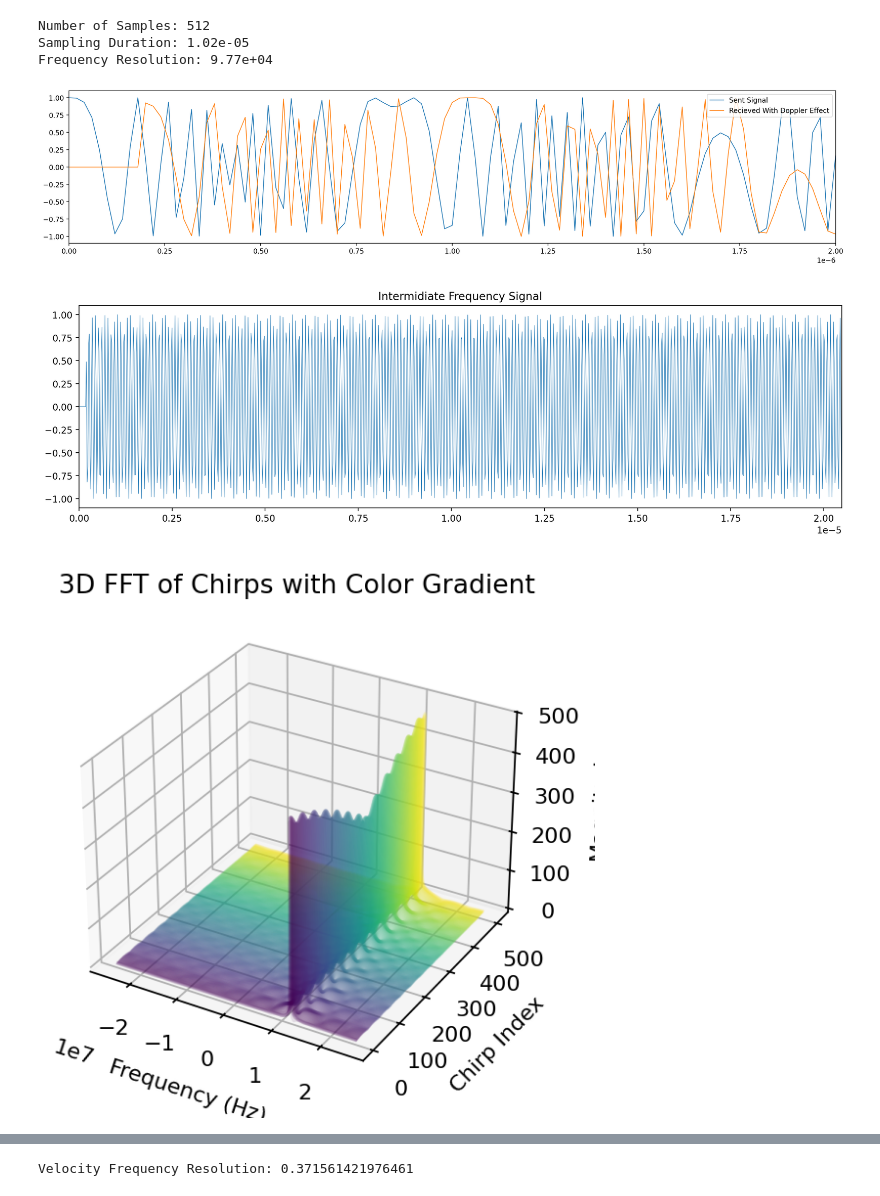
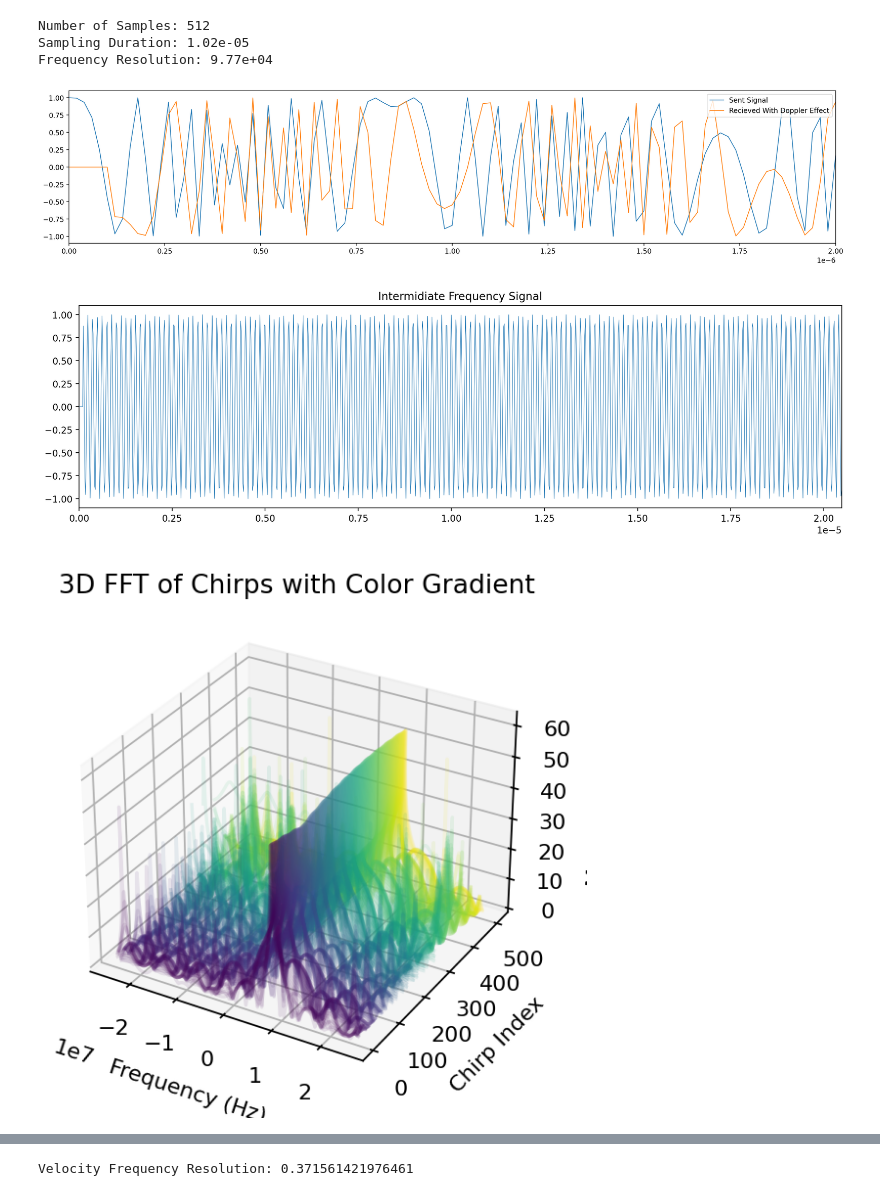
Before and after one commit to Vitor-OP/FMCW-simulation, a Jupyter notebook: Doppler Simulation.ipynb, the cells around one changed output, grey strips where cells are left out. Drawn from its saved outputs; the diff is of its cells as text; code cells hidden in the pictures.

```diff
--- a/Doppler Simulation.ipynb
+++ b/Doppler Simulation.ipynb
@@ -7,8 +7,8 @@ n = 512 # Samples
 T = n/fs # Chirp duration (s)
 n_chirps = 512
 
-d0 = 30 # Distance (m)
-v = - 30 # Velocity (m/s)
+d0 = 20 # Distance (m)
+v = - 50 # Velocity (m/s)
 c = 3e8 # Light Speed (m/s)
 f0 = 77e9 # Signal Frequency (GHz)
 B = 600e6 # Chirp bandwidth (Hz)
@@ -47,7 +47,7 @@ plt.xlim((0, 0.2e-5))
 plt.legend()
 plt.show()
 # %% [output]
-[figure, old version]
+[figure, new version]
 # %%
 # if_signal = np.conj(linear_signal)*doppler_signal
 # if_non_doppler_signal = np.conj(linear_signal)*non_doppler_signal
@@ -62,7 +62,7 @@ plt.plot(t_linear, np.real(if_signal), label='IF signal', linewidth=0.5)
 plt.xlim([np.min(t_linear), np.max(t_linear)*2/n_chirps])
 plt.show()
 # %% [output]
-[figure, old version]
+[figure, new version]
 # %%
 recieved_signal = []
 
@@ -73,34 +73,36 @@ for chirp in range(n_chirps):
 
 recieved_frequency_fft = np.fft.fftfreq(n, 1/fs)
 recieved_frequency_fft = np.fft.fftshift(recieved_frequency_fft)
+
+recieved_signal_db = [20 * np.log10(np.abs(fft)) for fft in recieved_signal]
 # %%
 # 3D Plot
 fig = plt.figure(figsize=[4,6], dpi=160)
 ax = fig.add_subplot(111, projection='3d')
 
 # Get a colormap (e.g., 'viridis')
 cmap = plt.get_cmap('viridis', n_chirps)
 
 for chirp in reversed(range(n_chirps)):
     ax.plot(
         recieved_frequency_fft,        # x-axis: frequency
-        np.abs(recieved_signal[chirp]),     # y-axis: magnitude
+        np.abs(recieved_signal_db[chirp]),     # y-axis: magnitude
         zs=chirp,                      # z-axis: chirp index
         zdir='y',                      # Project along the y-axis
         color=cmap(chirp),             # Apply color gradient
         label=f'Chirp {chirp}',
         alpha = 0.1
     )
 
 # Labels
 ax.set_xlabel('Frequency (Hz)')
 ax.set_ylabel('Chirp Index')
-ax.set_zlabel('Magnitude')
+ax.set_zlabel('Magnitude (dB)')
 ax.set_title('3D FFT of Chirps with Color Gradient')
 
 plt.show()
 # %% [output]
-[figure, old version]
+[figure, new version]
 # %%
 distance = (c * recieved_frequency_fft * T) / (2 * B)
 
```
Also changed, not shown: parts of 3 cells of this notebook, 3 other files.
